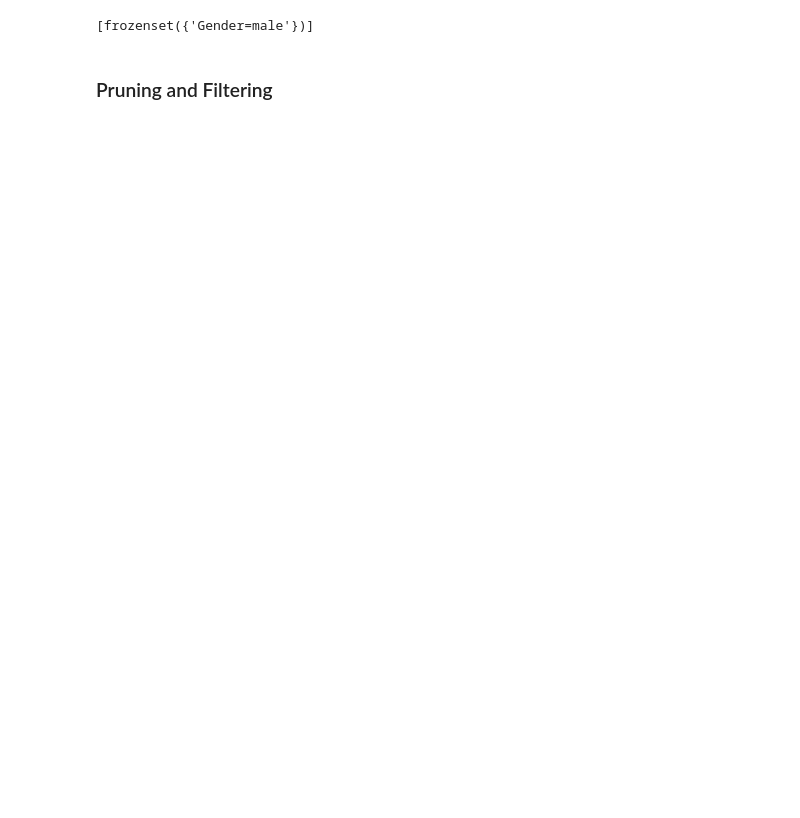
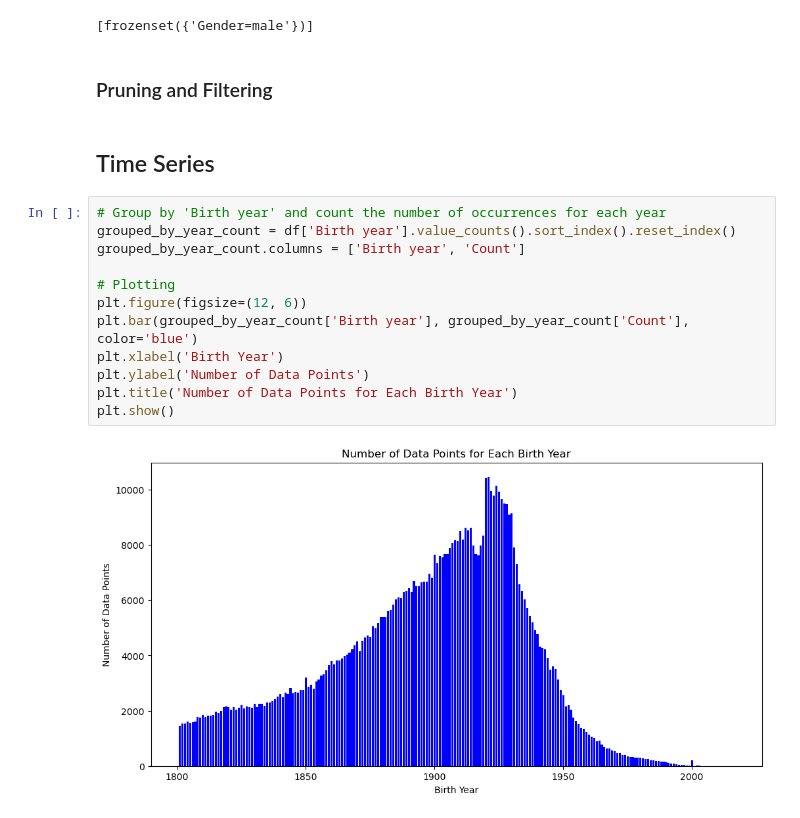
Before and after one commit to JamesHudsonn/3804ICT-Age-Analysis, a Jupyter notebook: Apriori.ipynb, the cells around one changed output. Cells and saved outputs as stored; diff of their text form; blank space fills up the shorter version.

Commit message:
some time series exploration.

```diff
--- a/Apriori.ipynb
+++ b/Apriori.ipynb
@@ -375,3 +374,19 @@ frequent_itemsets_with_hashing[:10]
 [frozenset({'Gender=male'})]
 # %% [markdown]
 ### Pruning and Filtering
+# %% [markdown]
+## Time Series
+# %%
+# Group by 'Birth year' and count the number of occurrences for each year
+grouped_by_year_count = df['Birth year'].value_counts().sort_index().reset_index()
+grouped_by_year_count.columns = ['Birth year', 'Count']
+
+# Plotting
+plt.figure(figsize=(12, 6))
+plt.bar(grouped_by_year_count['Birth year'], grouped_by_year_count['Count'], color='blue')
+plt.xlabel('Birth Year')
+plt.ylabel('Number of Data Points')
+plt.title('Number of Data Points for Each Birth Year')
+plt.show()
+# %% [output]
+[figure, added]
```
Also changed, not shown: parts of 4 cells of this notebook.
